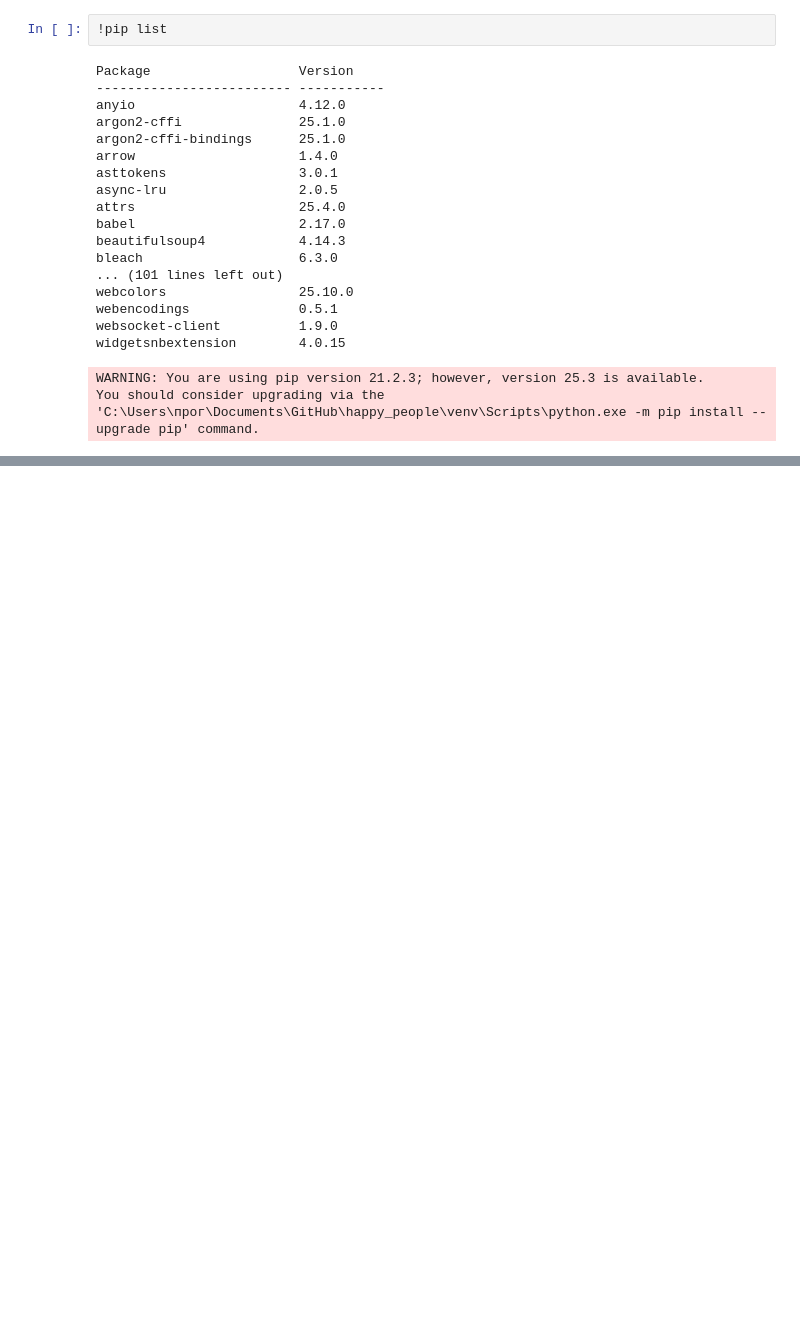
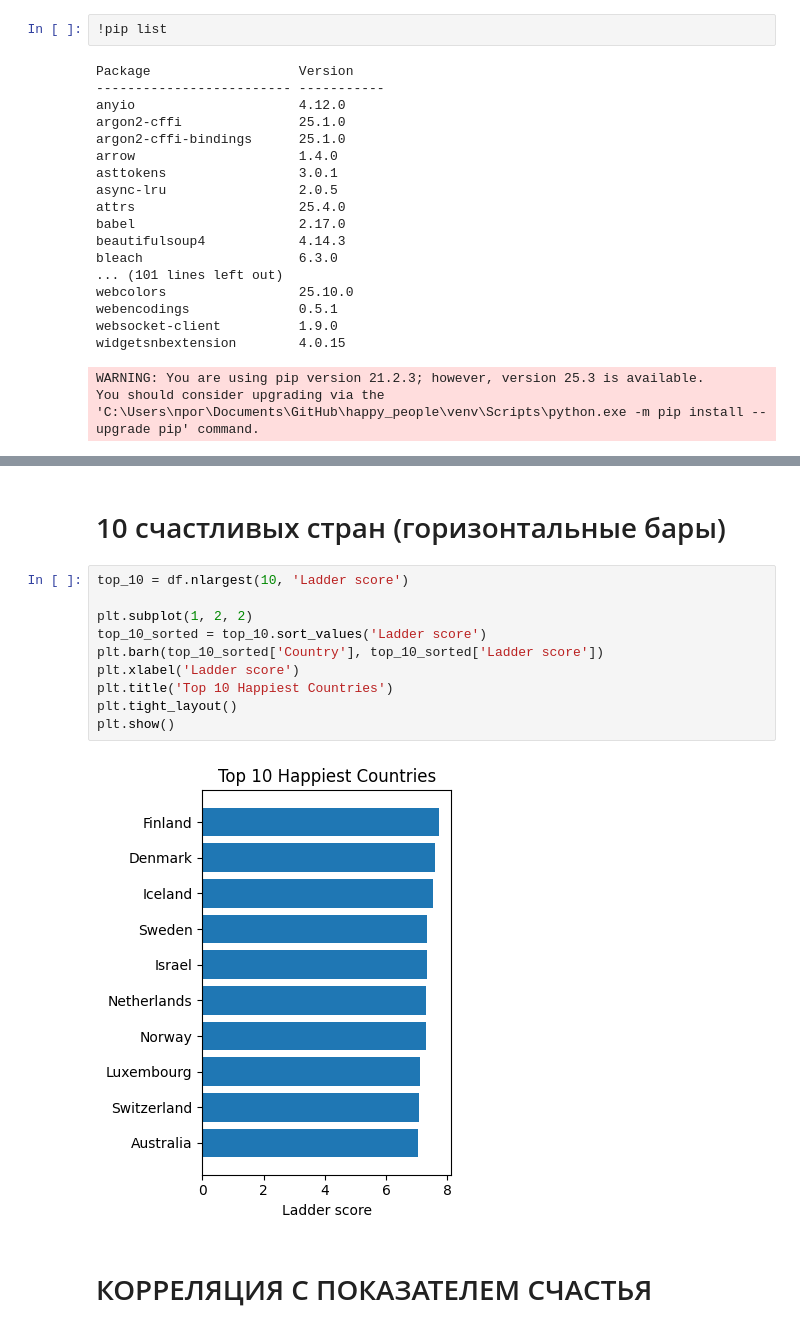
Before and after one commit to valeraboyko2002/happy-people-project, a Jupyter notebook: a.ipynb, the cells around one changed output, grey strips where cells are left out. Saved outputs shown, nothing was run; the diff lists cells and outputs as text; blank space fills up the shorter version.

```diff
--- a/a.ipynb
+++ b/a.ipynb
@@ -73,0 +102,16 @@ Name: count, dtype: int64
+# %% [markdown]
+# 10 счастливых стран (горизонтальные бары)
+# %%
+top_10 = df.nlargest(10, 'Ladder score')
+
+plt.subplot(1, 2, 2)
+top_10_sorted = top_10.sort_values('Ladder score')
+plt.barh(top_10_sorted['Country'], top_10_sorted['Ladder score'])
+plt.xlabel('Ladder score')
+plt.title('Top 10 Happiest Countries')
+plt.tight_layout()
+plt.show()
+# %% [output]
+[figure, added]
+# %% [markdown]
+# КОРРЕЛЯЦИЯ С ПОКАЗАТЕЛЕМ СЧАСТЬЯ
```
Also changed, not shown: parts of 13 cells of this notebook.
